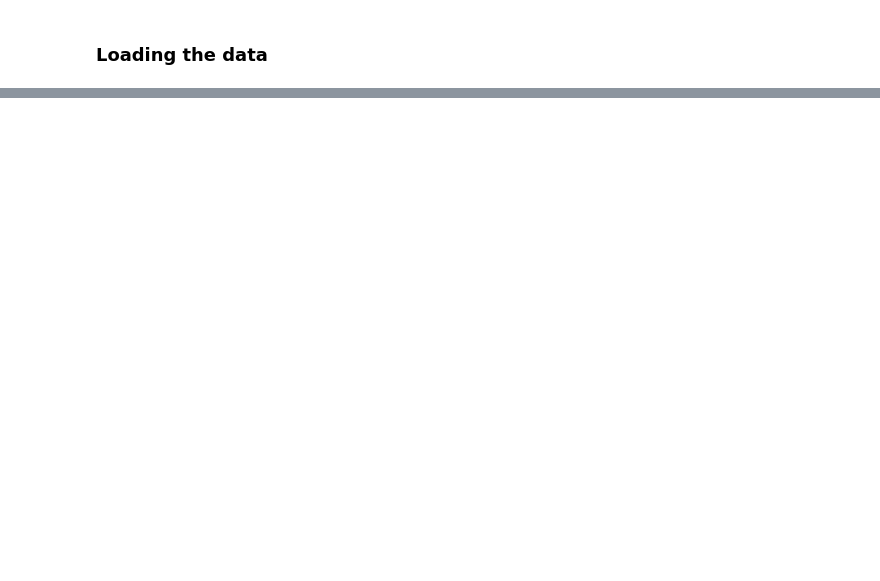
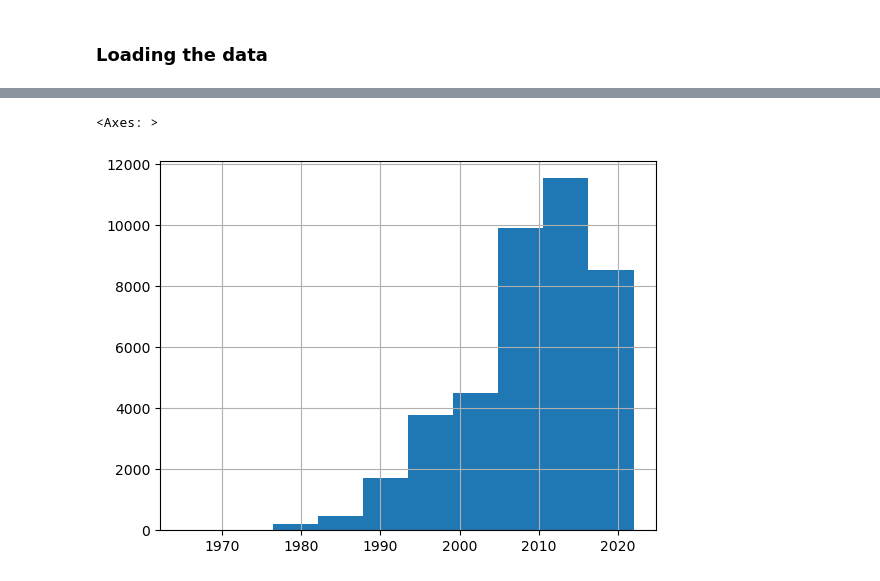
Before and after one commit to matheogodenzi/HyperBabbage, a Jupyter notebook: preprocessing.ipynb, the cells around one changed output, grey strips where cells are left out. Cells and saved outputs as stored; diff of their text form; code cells hidden in the pictures; blank space fills up the shorter version.

Commit message:
actually clean the values

```diff
--- a/preprocessing.ipynb
+++ b/preprocessing.ipynb
@@ -193,0 +302,3 @@ merged_df['Matched_On'].value_counts()
+# %%
+unique_dois = clean_binding_df['doi'].dropna().unique()
+print('Number of unique dois:', len(unique_dois))
@@ -193,0 +352,14 @@ merged_df['Matched_On'].value_counts()
+# %%
+if os.path.exists(DOI_DF_PATH):
+    df_dois = pd.read_pickle(DOI_DF_PATH)
+    print('Loaded doi_df from', DOI_DF_PATH)
+else:
+    print(f'No DOI dataframe found at {DOI_DF_PATH}. Creating a new one...')
+    cols = ['fetched', 'title', 'abstract', 'year', 'month', 'day']
+
+    # Create an empty dataframe with doi as index and cols with nans
+    df_dois = pd.DataFrame(index=unique_dois, columns=cols)
+    df_dois['fetched'] = False
+
+    df_dois.index.name = 'doi'
+    df_dois.head()
@@ -193,0 +413,6 @@ merged_df['Matched_On'].value_counts()
+# %%
+# Note, that most articles have more measuremetns in them
+df_dois['year'].hist()
+# %% [output]
+<Axes: >
+[figure, added]
```
Also changed, not shown: parts of 22 cells of this notebook, 3 other files.
